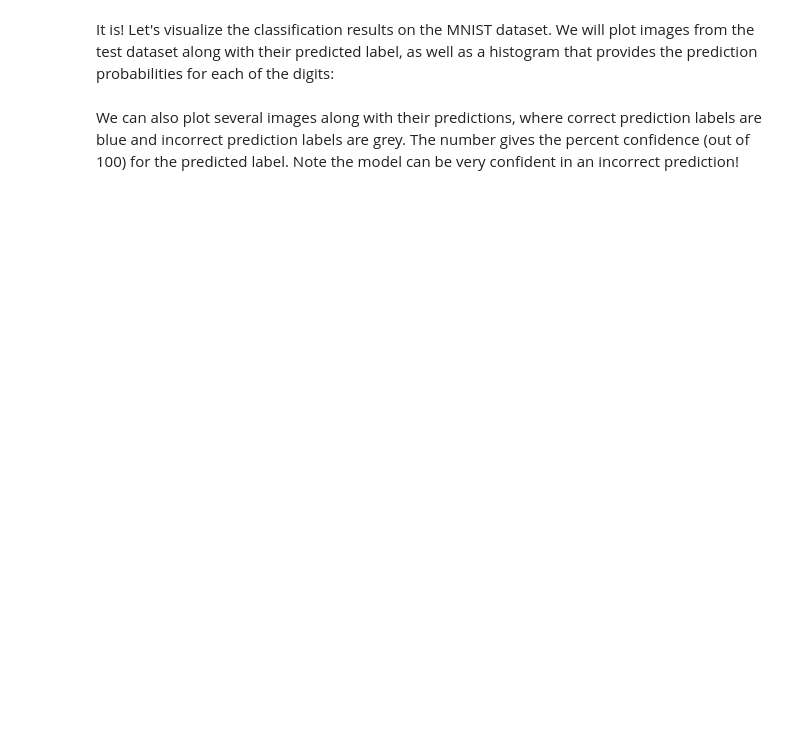
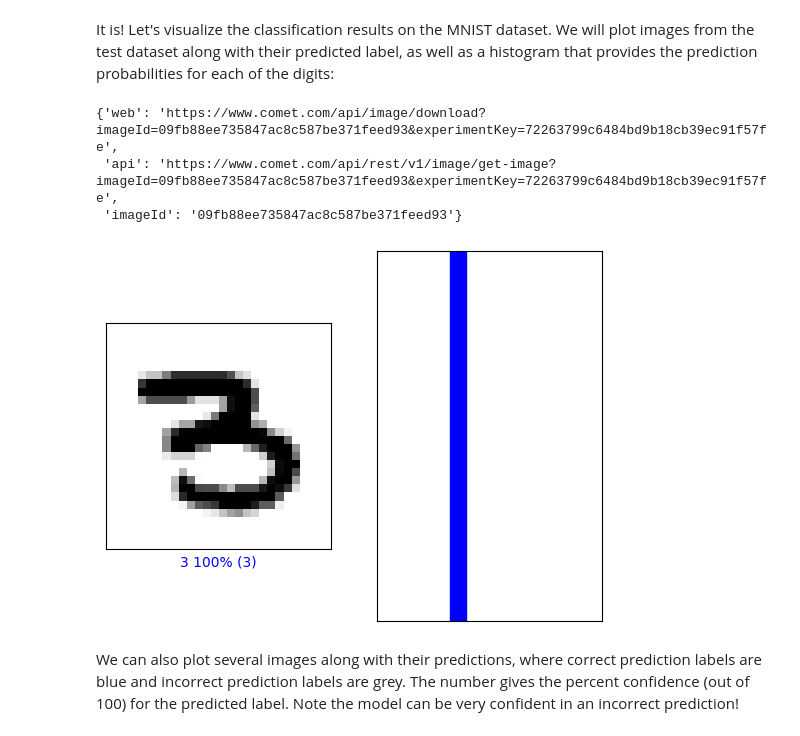
Before and after one commit to Zarathos01/MIT-DeepLearning, a Jupyter notebook: lab2/TF_Part1_MNIST.ipynb, the cells around one changed output. Drawn from its saved outputs; the diff is of its cells as text; code cells hidden in the pictures; blank space fills up the shorter version.

```diff
--- a/lab2/TF_Part1_MNIST.ipynb
+++ b/lab2/TF_Part1_MNIST.ipynb
@@ -302,4 +302,4 @@ comet_ml.init(project_name="6.s191lab2_part1_CNN")
 comet_model_2 = comet_ml.Experiment()
 
 '''TODO: Define the compile operation with your optimizer and learning rate of choice'''
-cnn_model.compile(optimizer='', loss='''TODO''', metrics=['accuracy']) # TODO
+cnn_model.compile(optimizer=tf.keras.optimizers.SGD(learning_rate=0.01), loss='sparse_categorical_crossentropy', metrics=['accuracy']) # TODO
@@ -307,5 +325,5 @@ cnn_model.compile(optimizer='', loss='''TODO''', metrics=['accuracy']) # TODO
 As was the case with the fully connected model, we can train our CNN using the `fit` method via the Keras API.
 # %%
 '''TODO: Use model.fit to train the CNN model, with the same batch_size and number of epochs previously used.'''
-cnn_model.fit('''TODO''')
+cnn_model.fit(train_images, train_labels, epochs=10, validation_data= (test_images, test_labels))
 # comet_model_2.end()
@@ -351,12 +408,17 @@ It is! Let's visualize the classification results on the MNIST dataset. We will
 # %%
 #@title Change the slider to look at the model's predictions! { run: "auto" }
 
-image_index = 79 #@param {type:"slider", min:0, max:100, step:1}
+image_index = 51 #@param {type:"slider", min:0, max:100, step:1}
 plt.subplot(1,2,1)
 mdl.lab2.plot_image_prediction(image_index, predictions, test_labels, test_images)
 plt.subplot(1,2,2)
 mdl.lab2.plot_value_prediction(image_index, predictions,  test_labels)
 comet_model_2.log_figure(figure=plt)
+# %% [output]
+{'web': 'https://www.comet.com/api/image/download?imageId=09fb88ee735847ac8c587be371feed93&experimentKey=72263799c6484bd9b18cb39ec91f57fe',
+ 'api': 'https://www.comet.com/api/rest/v1/image/get-image?imageId=09fb88ee735847ac8c587be371feed93&experimentKey=72263799c6484bd9b18cb39ec91f57fe',
+ 'imageId': '09fb88ee735847ac8c587be371feed93'}
+[figure, added]
 # %% [markdown]
 We can also plot several images along with their predictions, where correct prediction labels are blue and incorrect prediction labels are grey. The number gives the percent confidence (out of 100) for the predicted label. Note the model can be very confident in an incorrect prediction!
 # %%
```
Also changed, not shown: parts of 10 cells of this notebook.
